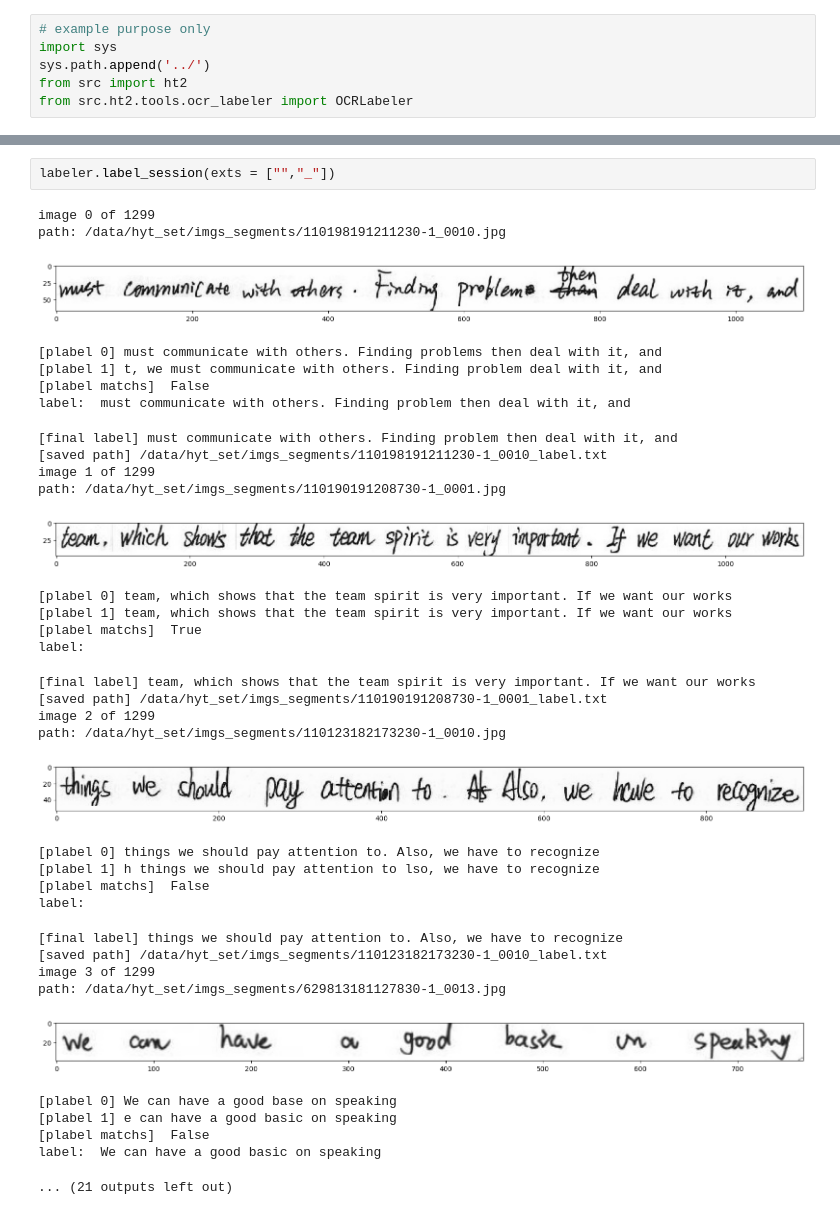
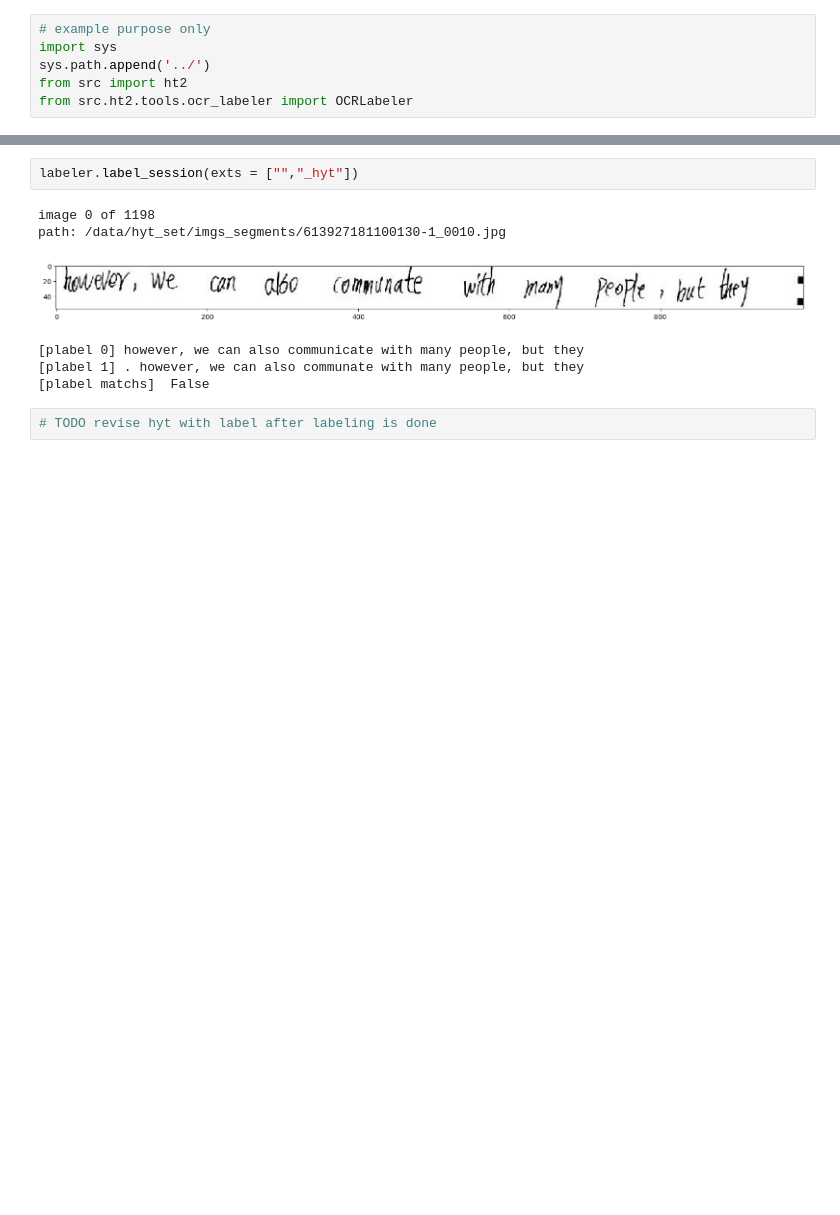
Before and after one commit to HTplex/ht2, a Jupyter notebook: examples/ocr_label.ipynb, the cells around one changed output, grey strips where cells are left out. Saved outputs shown, nothing was run; the diff lists cells and outputs as text; blank space fills up the shorter version.

```diff
--- a/examples/ocr_label.ipynb
+++ b/examples/ocr_label.ipynb
@@ -12,38 +12,11 @@ total 1329 images
 # %%
-labeler.label_session(exts = ["","_"])
+labeler.label_session(exts = ["","_hyt"])
 # %% [output]
-image 0 of 1299
-path: /data/hyt_set/imgs_segments/110198191211230-1_0010.jpg
+image 0 of 1198
+path: /data/hyt_set/imgs_segments/613927181100130-1_0010.jpg
-[figure, old version]
+[figure, new version]
-[plabel 0] must communicate with others. Finding problems then deal with it, and
-[plabel 1] t, we must communicate with others. Finding problem deal with it, and
+[plabel 0] however, we can also communicate with many people, but they
+[plabel 1] . however, we can also communate with many people, but they
 [plabel matchs]  False
-label:  must communicate with others. Finding problem then deal with it, and
-[final label] must communicate with others. Finding problem then deal with it, and
-[saved path] /data/hyt_set/imgs_segments/110198191211230-1_0010_label.txt
-image 1 of 1299
-path: /data/hyt_set/imgs_segments/110190191208730-1_0001.jpg
-[figure, removed]
-[plabel 0] team, which shows that the team spirit is very important. If we want our works
-[plabel 1] team, which shows that the team spirit is very important. If we want our works
-[plabel matchs]  True
-label:
-[final label] team, which shows that the team spirit is very important. If we want our works
-[saved path] /data/hyt_set/imgs_segments/110190191208730-1_0001_label.txt
-image 2 of 1299
-path: /data/hyt_set/imgs_segments/110123182173230-1_0010.jpg
-[figure, removed]
-[plabel 0] things we should pay attention to. Also, we have to recognize
-[plabel 1] h things we should pay attention to lso, we have to recognize
-[plabel matchs]  False
-label:
-[final label] things we should pay attention to. Also, we have to recognize
-[saved path] /data/hyt_set/imgs_segments/110123182173230-1_0010_label.txt
-image 3 of 1299
-path: /data/hyt_set/imgs_segments/629813181127830-1_0013.jpg
-[figure, removed]
-[plabel 0] We can have a good base on speaking
-[plabel 1] e can have a good basic on speaking
-[plabel matchs]  False
-label:  We can have a good basic on speaking
-... (21 outputs left out)
+# %%
+# TODO revise hyt with label after labeling is done
```
Also changed, not shown: parts of 1 cell of this notebook, 5 other files.
